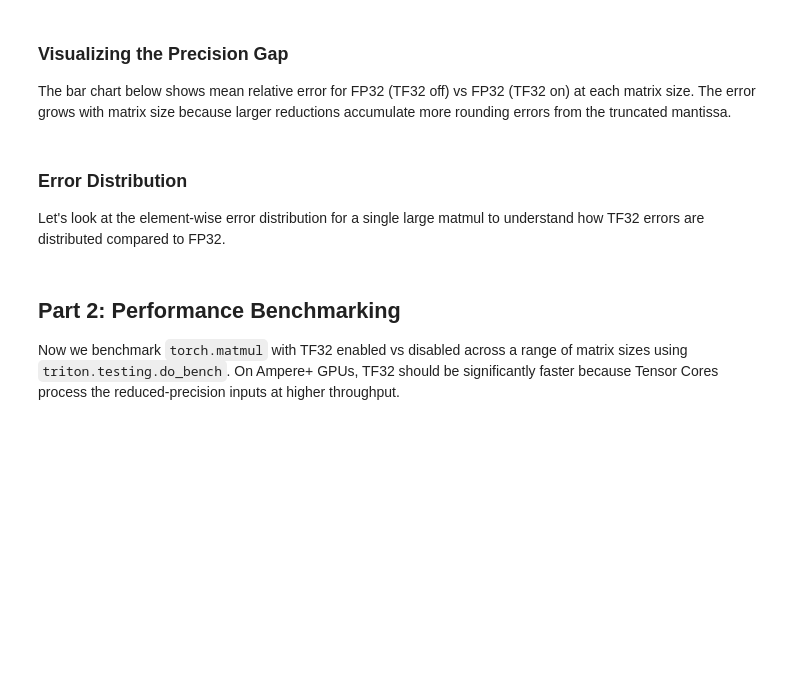
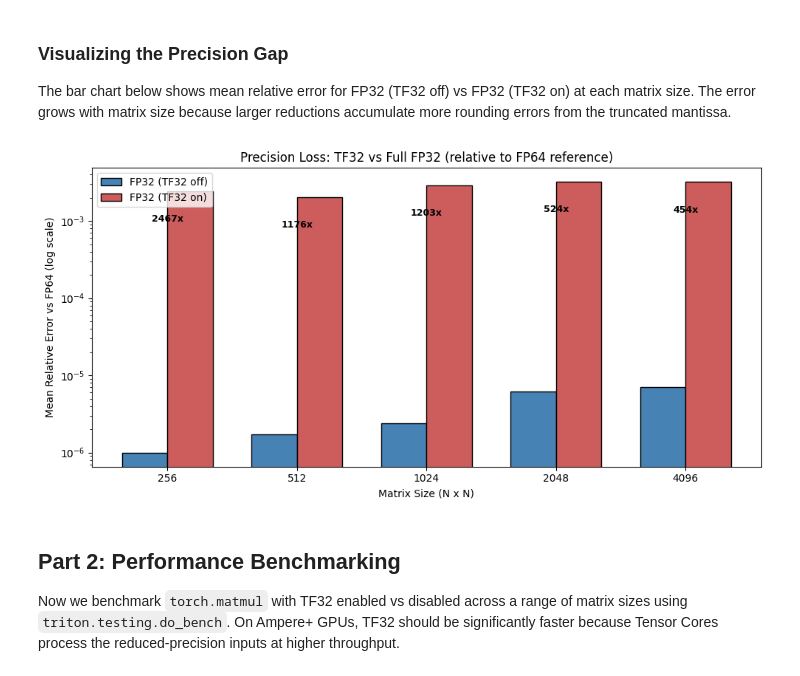
Before and after one commit to pramodith/kernel-engineering, a Jupyter notebook: notebooks/tf32_precision_and_performance.ipynb, the cells around one changed output. Saved outputs shown, nothing was run; the diff lists cells and outputs as text; code cells hidden in the pictures; blank space fills up the shorter version.

```diff
--- a/notebooks/tf32_precision_and_performance.ipynb
+++ b/notebooks/tf32_precision_and_performance.ipynb
@@ -76,12 +88,12 @@ def measure_precision(M, K, N, seed=None, return_errors=False):
     B_fp64 = B_fp32.double()
     C_ref = A_fp64 @ B_fp64
 
-    # FP32 with TF32 disabled (full precision)
-    torch.backends.cuda.matmul.allow_tf32 = False
+    # FP32 with TF32 disabled (strict IEEE FP32)
+    torch.backends.cuda.matmul.fp32_precision = "ieee"
     C_fp32 = A_fp32 @ B_fp32
 
     # FP32 with TF32 enabled (truncated mantissa)
-    torch.backends.cuda.matmul.allow_tf32 = True
+    torch.backends.cuda.matmul.fp32_precision = "tf32"
     C_tf32 = A_fp32 @ B_fp32
 
     # Compute errors in FP64 to avoid contamination from casting the reference down
@@ -125,31 +145,30 @@ The bar chart below shows mean relative error for FP32 (TF32 off) vs FP32 (TF32
 # %%
 x = np.arange(len(sizes))
 width = 0.35
 
 fp32_rel = [r["fp32_mean_rel"] for r in all_results]
 tf32_rel = [r["tf32_mean_rel"] for r in all_results]
 
 fig, ax = plt.subplots(figsize=(10, 5))
 bars1 = ax.bar(x - width / 2, fp32_rel, width, label="FP32 (TF32 off)", color="steelblue", edgecolor="black")
 bars2 = ax.bar(x + width / 2, tf32_rel, width, label="FP32 (TF32 on)", color="indianred", edgecolor="black")
 
-# Annotate ratio
+ax.set_yscale("log")
+
+# Annotate ratio between the two bars, placed inside the taller bar
 for i in range(len(sizes)):
     ratio = tf32_rel[i] / fp32_rel[i] if fp32_rel[i] > 0 else 0
     top = max(fp32_rel[i], tf32_rel[i])
-    ax.text(x[i], top * 1.05, f"{ratio:.1f}x", ha="center", va="bottom", fontsize=9, fontweight="bold")
+    ax.text(x[i], top * 0.5, f"{ratio:.0f}x", ha="center", va="top", fontsize=9, fontweight="bold")
 
 ax.set_xlabel("Matrix Size (N x N)")
-ax.set_ylabel("Mean Relative Error vs FP64")
+ax.set_ylabel("Mean Relative Error vs FP64 (log scale)")
 ax.set_title("Precision Loss: TF32 vs Full FP32 (relative to FP64 reference)")
 ax.set_xticks(x)
 ax.set_xticklabels([str(s) for s in sizes])
 ax.legend()
-ax.ticklabel_format(axis="y", style="scientific", scilimits=(0, 0))
 
 plt.tight_layout()
 plt.show()
+# %% [output]
+[figure, added]
-# %% [markdown]
-### Error Distribution
-
-Let's look at the element-wise error distribution for a single large matmul to understand how TF32 errors are distributed compared to FP32.
```
Also changed, not shown: parts of 9 cells of this notebook.
